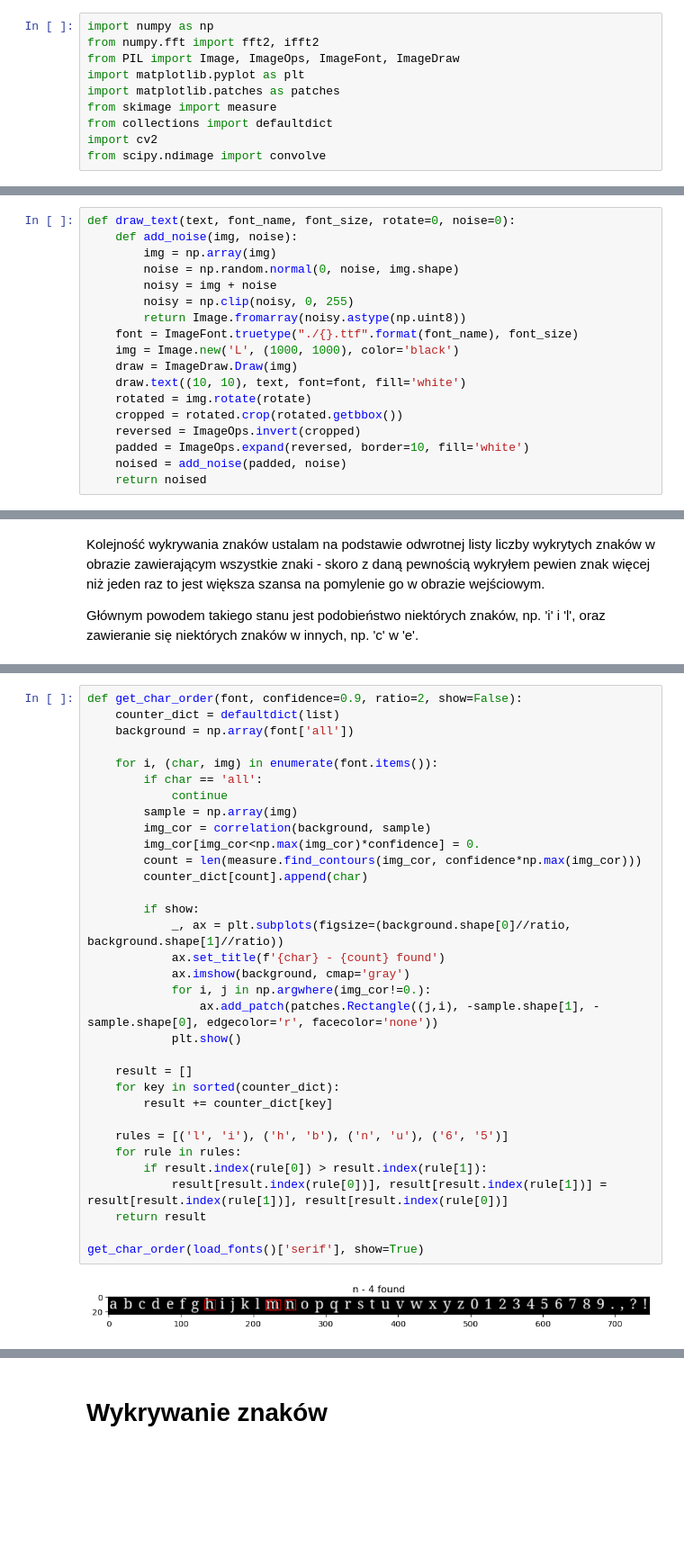
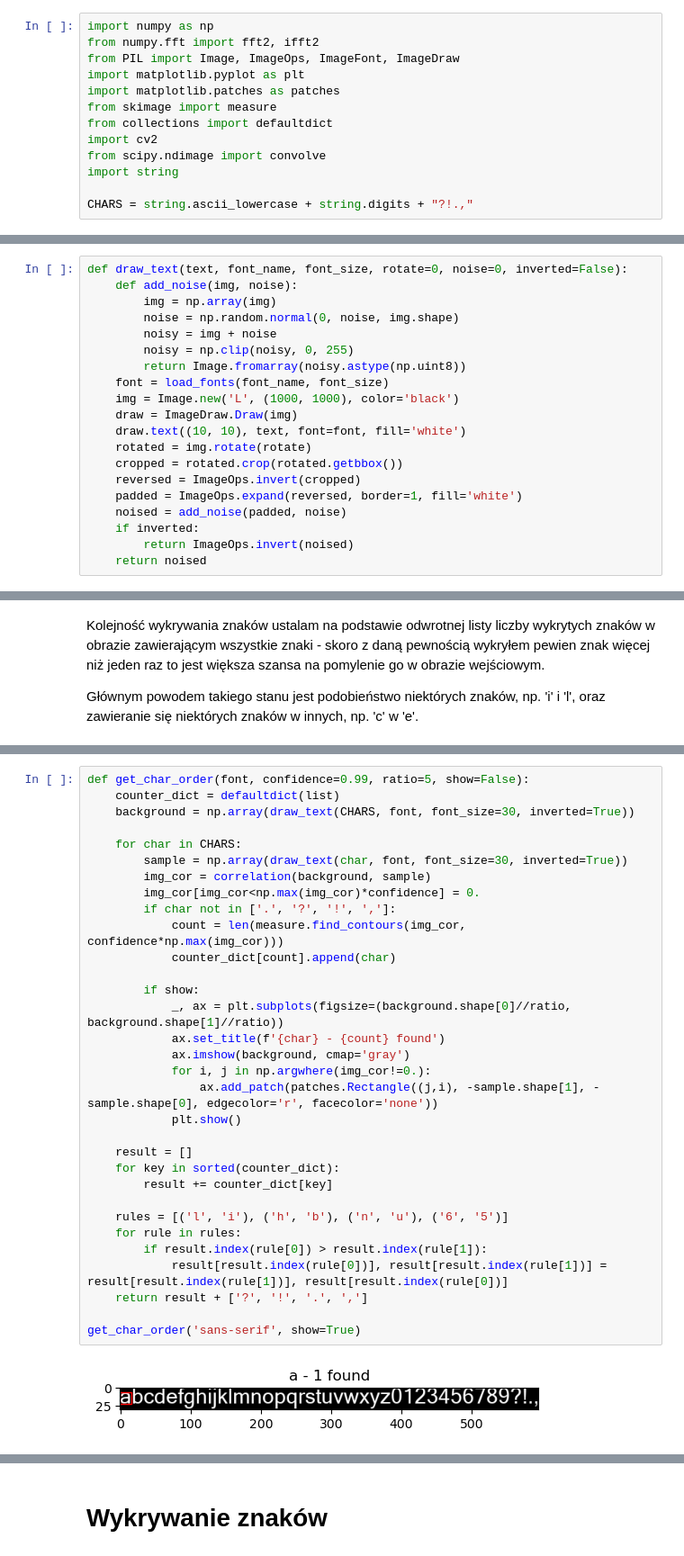
Before and after one commit to radoslawrolka/Computational_Methods_in_Science_and_Engineering, a Jupyter notebook: lab9/task2.ipynb, the cells around one changed output, grey strips where cells are left out. Shown at 90% size. Cells and saved outputs as stored; diff of their text form; blank space fills up the shorter version.

```diff
--- a/lab9/task2.ipynb
+++ b/lab9/task2.ipynb
@@ -8,6 +8,9 @@ from skimage import measure
 from collections import defaultdict
 import cv2
 from scipy.ndimage import convolve
+import string
+
+CHARS = string.ascii_lowercase + string.digits + "?!.,"
 # %% [markdown]
 # OCR - Optical Character Recognition
 # %% [markdown]
@@ -47,22 +46,24 @@ def load_image(filepath, invert=True):
 Do utworzenia obrazu z tekstem używam biblioteki PIL. Tworzę obraz o wymiarach 1000x1000 pikseli, a następnie dodaję na nim tekst.
 Przy ewentualnych argumentach obraz może być obrócony o dany kąt i/lub nałożony na niego szum.
 # %%
-def draw_text(text, font_name, font_size, rotate=0, noise=0):
+def draw_text(text, font_name, font_size, rotate=0, noise=0, inverted=False):
     def add_noise(img, noise):
         img = np.array(img)
         noise = np.random.normal(0, noise, img.shape)
         noisy = img + noise
         noisy = np.clip(noisy, 0, 255)
         return Image.fromarray(noisy.astype(np.uint8))
-    font = ImageFont.truetype("./{}.ttf".format(font_name), font_size)
+    font = load_fonts(font_name, font_size)
     img = Image.new('L', (1000, 1000), color='black')
     draw = ImageDraw.Draw(img)
     draw.text((10, 10), text, font=font, fill='white')
     rotated = img.rotate(rotate)
     cropped = rotated.crop(rotated.getbbox())
     reversed = ImageOps.invert(cropped)
-    padded = ImageOps.expand(reversed, border=10, fill='white')
+    padded = ImageOps.expand(reversed, border=1, fill='white')
     noised = add_noise(padded, noise)
+    if inverted:
+        return ImageOps.invert(noised)
     return noised
 # %% [markdown]
 # Obrót obrazu
@@ -169,35 +153,34 @@ correlation_heatmap(load_fonts()['serif'])
 # %%
-def get_char_order(font, confidence=0.9, ratio=2, show=False):
+def get_char_order(font, confidence=0.99, ratio=5, show=False):
     counter_dict = defaultdict(list)
-    background = np.array(font['all'])
+    background = np.array(draw_text(CHARS, font, font_size=30, inverted=True))
 
-    for i, (char, img) in enumerate(font.items()):
-        if char == 'all':
-            continue
-        sample = np.array(img)
+    for char in CHARS:
+        sample = np.array(draw_text(char, font, font_size=30, inverted=True))
         img_cor = correlation(background, sample)
         img_cor[img_cor<np.max(img_cor)*confidence] = 0.
-        count = len(measure.find_contours(img_cor, confidence*np.max(img_cor)))
-        counter_dict[count].append(char)
+        if char not in ['.', '?', '!', ',']:
+            count = len(measure.find_contours(img_cor, confidence*np.max(img_cor)))
+            counter_dict[count].append(char)
 
         if show:
             _, ax = plt.subplots(figsize=(background.shape[0]//ratio, background.shape[1]//ratio))
             ax.set_title(f'{char} - {count} found')
             ax.imshow(background, cmap='gray')
             for i, j in np.argwhere(img_cor!=0.):
                 ax.add_patch(patches.Rectangle((j,i), -sample.shape[1], -sample.shape[0], edgecolor='r', facecolor='none'))
             plt.show()
 
     result = []
     for key in sorted(counter_dict):
         result += counter_dict[key]
 
     rules = [('l', 'i'), ('h', 'b'), ('n', 'u'), ('6', '5')]
     for rule in rules:
         if result.index(rule[0]) > result.index(rule[1]):
             result[result.index(rule[0])], result[result.index(rule[1])] = result[result.index(rule[1])], result[result.index(rule[0])]
-    return result
+    return result + ['?', '!', '.', ',']
 
-get_char_order(load_fonts()['serif'], show=True)
+get_char_order('sans-serif', show=True)
 # %% [output]
-[figure, old version]
+[figure, new version]
```
Also changed, not shown: parts of 12 cells of this notebook.
